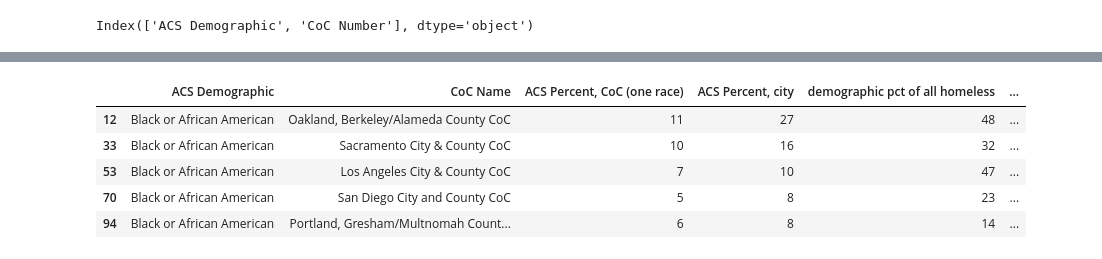
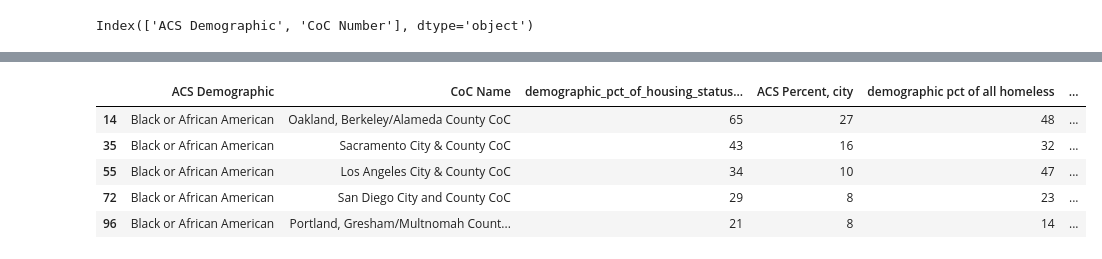
Before and after one commit to cirlabs/homelessness-arrest-data, a Jupyter notebook: US/03_analysis/03_race.ipynb, the cells around one changed output, grey strips where cells are left out. Cells and saved outputs as stored; diff of their text form; code cells hidden in the pictures.

```diff
--- a/US/03_analysis/03_race.ipynb
+++ b/US/03_analysis/03_race.ipynb
@@ -695,23 +700,23 @@ Fact-checking note: The percent of each city's Black population is always higher
 # %%
-final_df[final_df['ACS Demographic'] == 'Black or African American'][
+final_df[(final_df['ACS Demographic'] == 'Black or African American') & (final_df['_housing_status']=='unhoused')][
     [
         'ACS Demographic',
         'CoC Name',
-        'ACS Percent, CoC (one race)',
+        'demographic_pct_of_housing_status_arrests',
         'ACS Percent, city',
         'demographic pct of all homeless',
         'demographic pct of all homeless, city',
     ]
 ].applymap(
     lambda x: round(x * 100) if isinstance(x, (float, np.floating)) else x,
     na_action='ignore',
-).drop_duplicates()
+).sort_values(by=['demographic_pct_of_housing_status_arrests'], ascending=False)
 # %% [output]
-|  | ACS Demographic | CoC Name | ACS Percent, CoC (one race) | ACS Percent, city | demographic pct of all homeless | ... |
-| 12 | Black or African American | Oakland, Berkeley/Alameda County CoC | 11 | 27 | 48 | ... |
-| 33 | Black or African American | Sacramento City & County CoC | 10 | 16 | 32 | ... |
-| 53 | Black or African American | Los Angeles City & County CoC | 7 | 10 | 47 | ... |
-| 70 | Black or African American | San Diego City and County CoC | 5 | 8 | 23 | ... |
-| 94 | Black or African American | Portland, Gresham/Multnomah Count... | 6 | 8 | 14 | ... |
+|  | ACS Demographic | CoC Name | demographic_pct_of_housing_status... | ACS Percent, city | demographic pct of all homeless | ... |
+| 14 | Black or African American | Oakland, Berkeley/Alameda County CoC | 65 | 27 | 48 | ... |
+| 35 | Black or African American | Sacramento City & County CoC | 43 | 16 | 32 | ... |
+| 55 | Black or African American | Los Angeles City & County CoC | 34 | 10 | 47 | ... |
+| 72 | Black or African American | San Diego City and County CoC | 29 | 8 | 23 | ... |
+| 96 | Black or African American | Portland, Gresham/Multnomah Count... | 21 | 8 | 14 | ... |
 # %%
 final_df.to_csv('../04_outputs/a03_arrests_and_demographics.csv', index=False)
```
Also changed, not shown: parts of 16 cells of this notebook.
